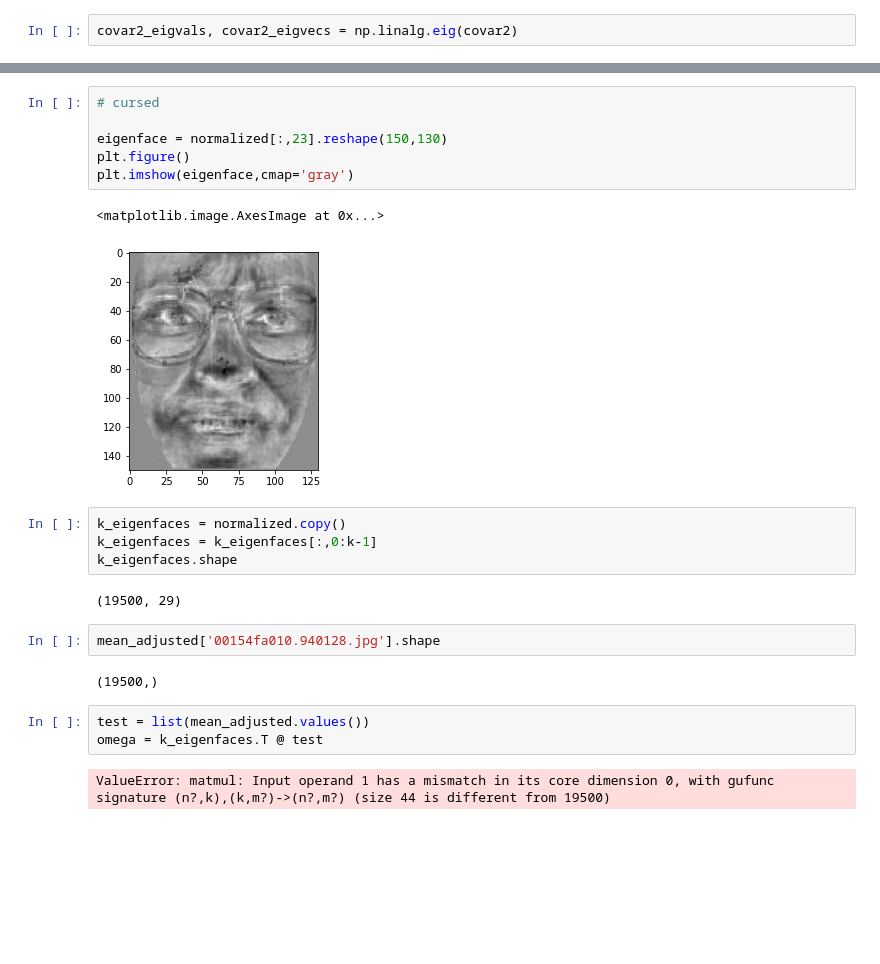
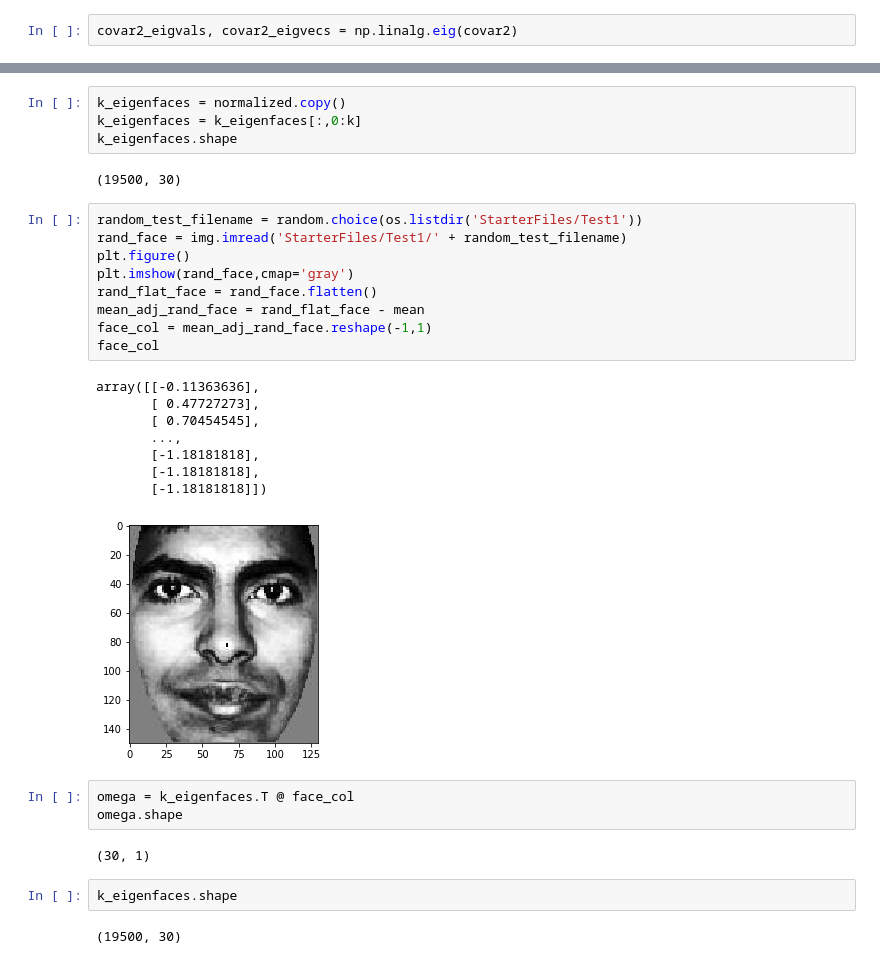
Before and after one commit to ttrapaid/facerecognition, a Jupyter notebook: pca.ipynb, the cells around one changed output, grey strips where cells are left out. Drawn from its saved outputs; the diff is of its cells as text; blank space fills up the shorter version.

```diff
--- a/pca.ipynb
+++ b/pca.ipynb
@@ -173,24 +180,33 @@ plt.imshow(eigenface,cmap='gray')
-# %%
-# cursed
-
-eigenface = normalized[:,23].reshape(150,130)
-plt.figure()
-plt.imshow(eigenface,cmap='gray')
-# %% [output]
-<matplotlib.image.AxesImage at 0x...>
-[figure, removed]
 # %%
 k_eigenfaces = normalized.copy()
-k_eigenfaces = k_eigenfaces[:,0:k-1]
+k_eigenfaces = k_eigenfaces[:,0:k]
 k_eigenfaces.shape
 # %% [output]
-(19500, 29)
+(19500, 30)
-# %%
-mean_adjusted['00154fa010.940128.jpg'].shape
-# %% [output]
-(19500,)
-# %%
-test = list(mean_adjusted.values())
-omega = k_eigenfaces.T @ test
-# %% [output]
-ValueError: matmul: Input operand 1 has a mismatch in its core dimension 0, with gufunc signature (n?,k),(k,m?)->(n?,m?) (size 44 is different from 19500)
+# %%
+random_test_filename = random.choice(os.listdir('StarterFiles/Test1'))
+rand_face = img.imread('StarterFiles/Test1/' + random_test_filename)
+plt.figure()
+plt.imshow(rand_face,cmap='gray')
+rand_flat_face = rand_face.flatten()
+mean_adj_rand_face = rand_flat_face - mean
+face_col = mean_adj_rand_face.reshape(-1,1)
+face_col
+# %% [output]
+array([[-0.11363636],
+       [ 0.47727273],
+       [ 0.70454545],
+       ...,
+       [-1.18181818],
+       [-1.18181818],
+       [-1.18181818]])
+[figure, added]
+# %%
+omega = k_eigenfaces.T @ face_col
+omega.shape
+# %% [output]
+(30, 1)
+# %%
+k_eigenfaces.shape
+# %% [output]
+(19500, 30)
```
Also changed, not shown: parts of 18 cells of this notebook.
